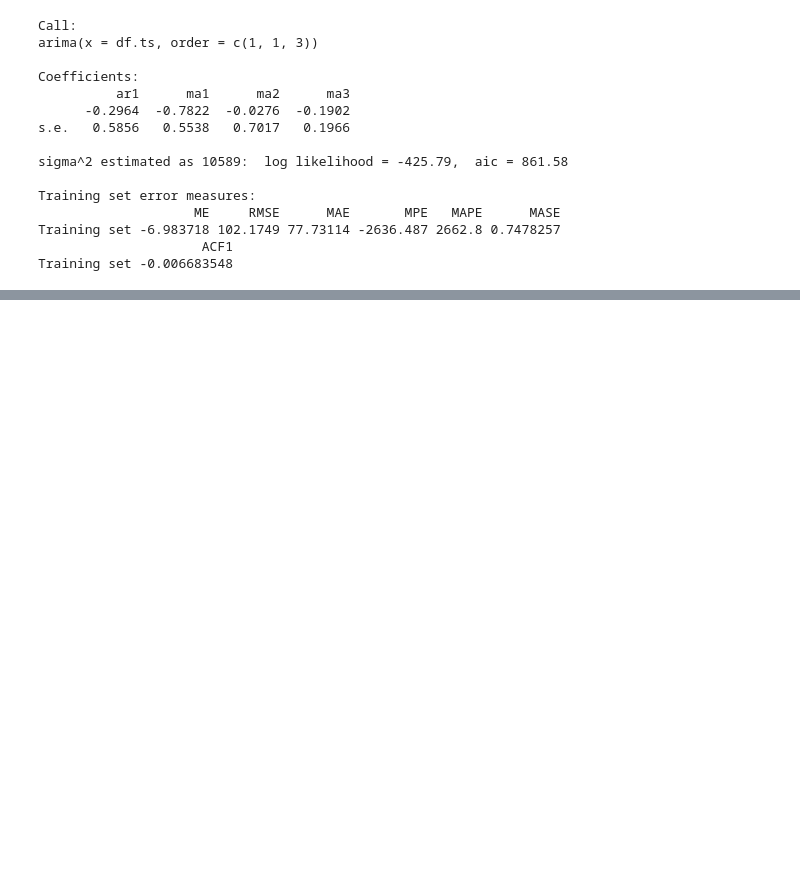
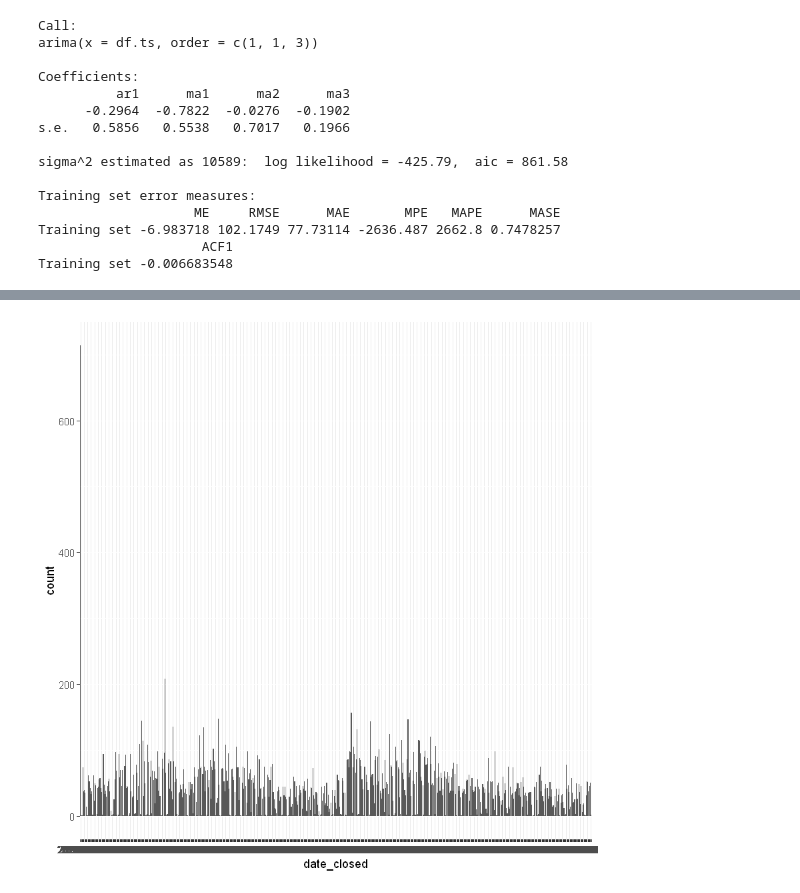
Before and after one commit to hjyoon16/ADS506-Team1, a Jupyter notebook: Project_Grigor_Tashchyan.ipynb, the cells around one changed output, grey strips where cells are left out. Cells and saved outputs as stored; diff of their text form; code cells hidden in the pictures; blank space fills up the shorter version.

```diff
--- a/Project_Grigor_Tashchyan.ipynb
+++ b/Project_Grigor_Tashchyan.ipynb
@@ -174,0 +230,4 @@ autoplot(df.ts, series = "Actual") +autolayer(FW.ma, series ="MovingAvg") + them
+# %%
+ggplot(data = df) + geom_bar(mapping = aes(x=date_closed))
+# %% [output]
+[figure, added]
```
Also changed, not shown: parts of 10 cells of this notebook.
